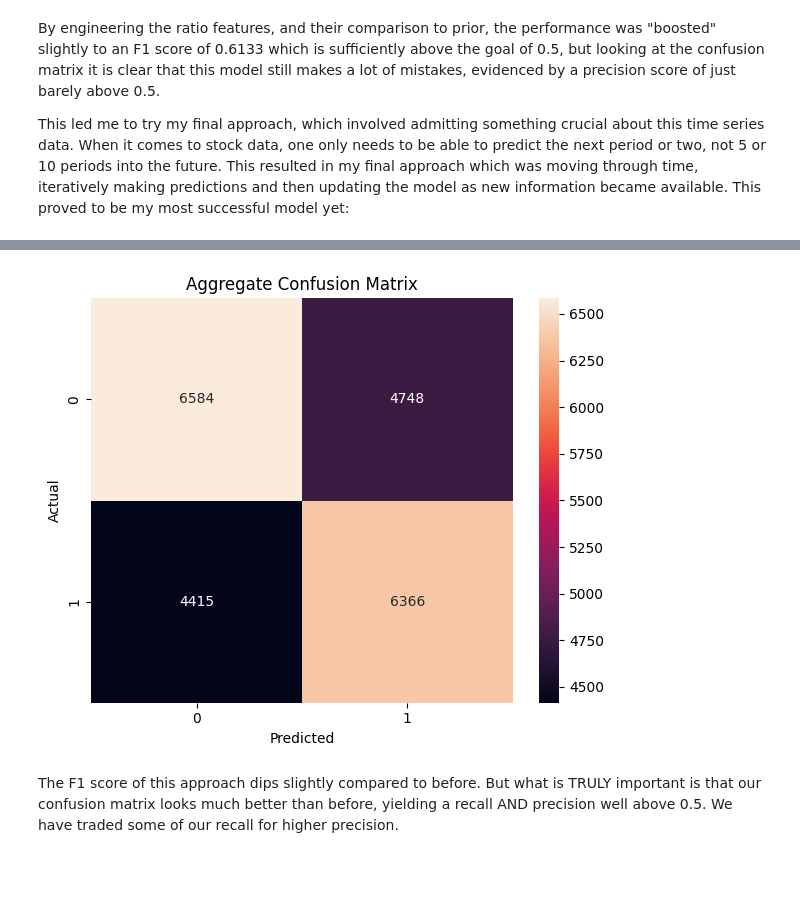
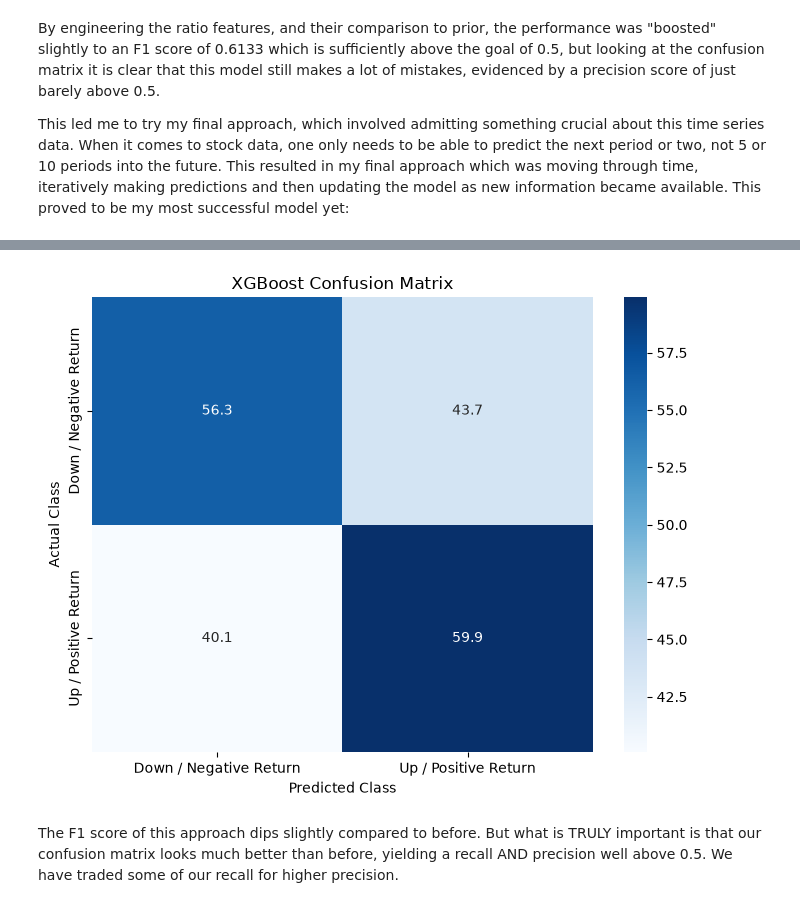
Before and after one commit to TylerFinnerty/Fundamental-ML-Long-Short-Equity, a Jupyter notebook: src/02_full_project_report.ipynb, the cells around one changed output, grey strips where cells are left out. Saved outputs shown, nothing was run; the diff lists cells and outputs as text; code cells hidden in the pictures; blank space fills up the shorter version.

```diff
--- a/src/02_full_project_report.ipynb
+++ b/src/02_full_project_report.ipynb
@@ -32,7 +32,7 @@ Now that ‘num_master’ is a more manageable size of only a few million rows,
 Using the CIK column a ticker column is made which then allows us to filter based on our market cap data source. This source contains all tickers listed on the New York Stock Exchange and their respective market caps.
 # %%
 import pandas as pd
-master_import = pd.read_parquet('../data/clean/num_sub_master_recon.parquet')
+master_import = pd.read_parquet('../data/clean/num_sub_master_recon.parquet', engine='fastparquet')
 
 # Add a column called `ticker` that contains the stock ticker of the company
 # Split the `instance` column on the '-' character and take the first element if it is less or equal to four chars
@@ -341,7 +341,7 @@ plt.show()
 master_filtered_10 = master_filtered_9.copy()
 
 # Impute missing values in the 'sic' column with the value that matches the same 'ticker'
-master_filtered_10['sic'] = master_filtered_10.groupby('ticker')['sic'].transform(lambda x: x.fillna(method='ffill').fillna(method='bfill'))
+master_filtered_10['sic'] = master_filtered_10.groupby('ticker')['sic'].transform(lambda s: s.ffill().bfill())
 
 # Impute the columns that have low amounts of missing data using linear interpolation grouped on ticker
 master_imputed = master_filtered_10.copy()
@@ -2324,24 +2359,30 @@ False Negatives: 4415
 # %%
 import matplotlib.pyplot as plt
 import seaborn as sns
 import numpy as np
 
-# Confusion matrix in standard format
+# Confusion matrix in percentage format
 conf_matrix = np.array([[tn_total, fp_total],
                         [fn_total, tp_total]])
 
-plt.figure(figsize=(6, 5))
-sns.heatmap(conf_matrix, annot=True, fmt='d',
-            xticklabels=['0', '1'],
-            yticklabels=['0', '1'])
+conf_matrix_pct = conf_matrix / conf_matrix.sum(axis=1, keepdims=True) * 100
 
-plt.title("Aggregate Confusion Matrix")
-plt.xlabel("Predicted")
-plt.ylabel("Actual")
+plt.figure(figsize=(7, 5.5))
+sns.heatmap(conf_matrix_pct,
+            annot=True,
+            fmt='.1f',
+            cmap = 'Blues',
+            xticklabels=['Down / Negative Return', 'Up / Positive Return'],
+            yticklabels=['Down / Negative Return', 'Up / Positive Return'])
+
+plt.title("XGBoost Confusion Matrix")
+plt.xlabel("Predicted Class")
+plt.ylabel("Actual Class")
 plt.tight_layout()
+plt.savefig("../results/xgb_confusion_matrix.png", dpi=200, bbox_inches="tight")
 plt.show()
 # %% [output]
-[figure, old version]
+[figure, new version]
 # %% [markdown]
 The F1 score of this approach dips slightly compared to before. But what is TRULY important is that our confusion matrix looks much better than before, yielding a recall AND precision well above 0.5. We have traded some of our recall for higher precision.
 # %% [markdown]
```
Also changed, not shown: parts of 34 cells of this notebook, 4 other files.
